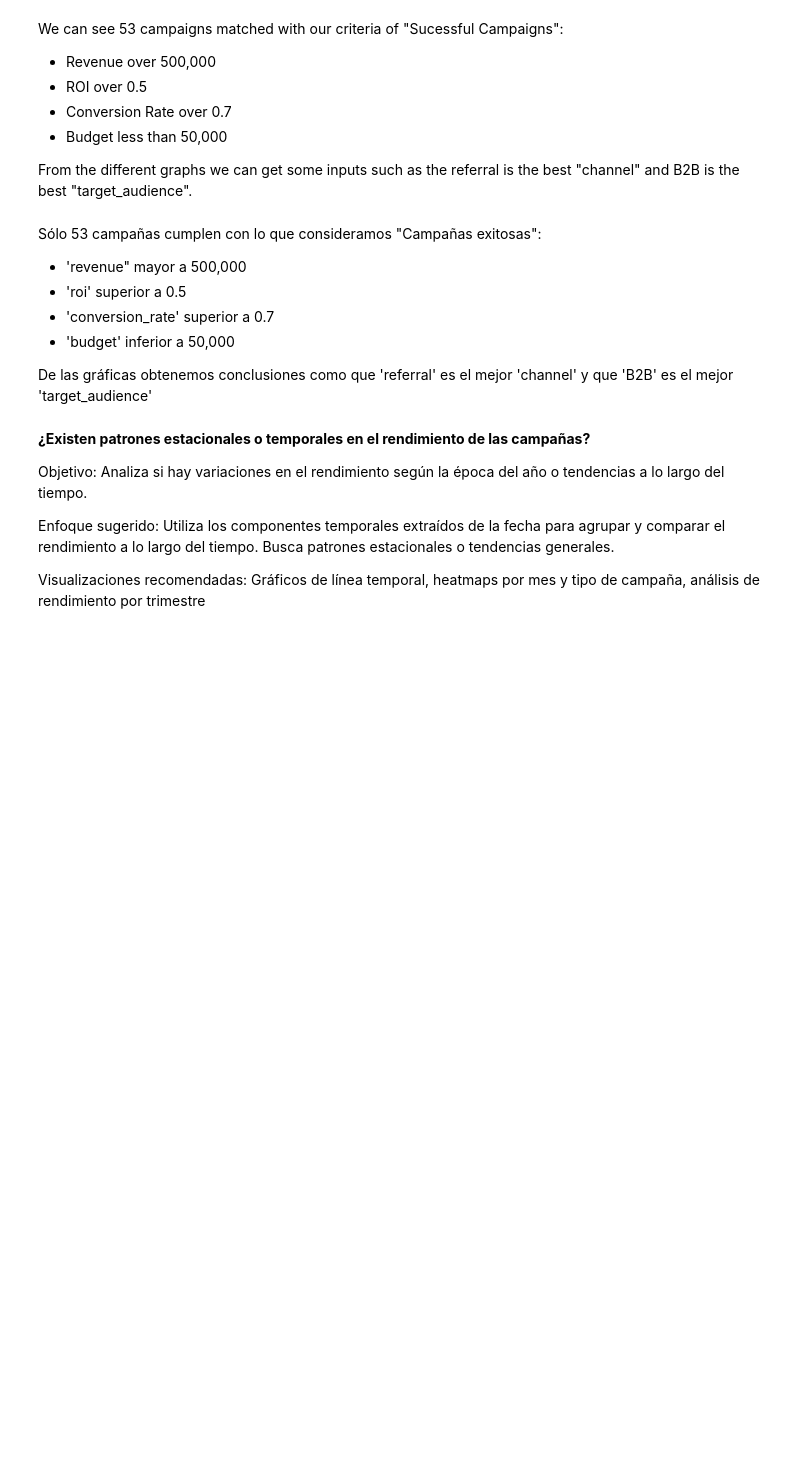
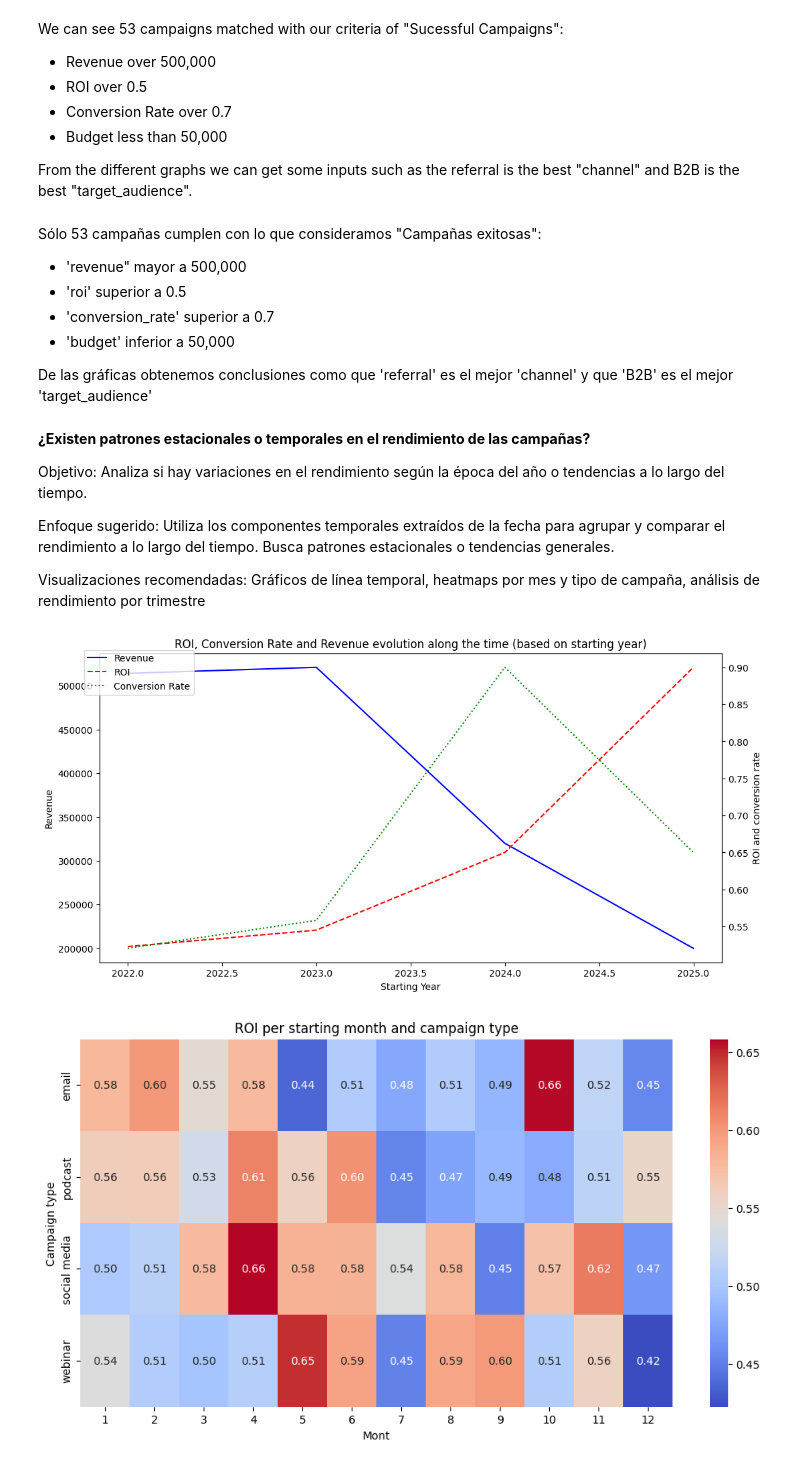
Before and after one commit to Ignacio538/Marketing-Campaings, a Jupyter notebook: Tasks.ipynb, the cells around one changed output. Cells and saved outputs as stored; diff of their text form; code cells hidden in the pictures; blank space fills up the shorter version.

```diff
--- a/Tasks.ipynb
+++ b/Tasks.ipynb
@@ -565,3 +565,45 @@ Objetivo: Analiza si hay variaciones en el rendimiento según la época del año
 Enfoque sugerido: Utiliza los componentes temporales extraídos de la fecha para agrupar y comparar el rendimiento a lo largo del tiempo. Busca patrones estacionales o tendencias generales.
 
 Visualizaciones recomendadas: Gráficos de línea temporal, heatmaps por mes y tipo de campaña, análisis de rendimiento por trimestre
+# %%
+# Let's create several graphs so we can compare the data across dates
+# Configurar estilo de los gráficos
+plt.style.use("seaborn-v0_8-pastel")
+
+# We wil start with a line graph where we will see how some variables perform along the date the campaign started
+fig, ax1 = plt.subplots(figsize=(12, 6))
+ax1.plot(df.groupby("year_start")["revenue"].mean(), color= "blue", label= "Revenue")
+ax1.set_ylabel("Revenue", color = "black")
+ax1.tick_params(axis="y", labelcolor = "black")
+
+ax2 = ax1.twinx()
+ax2.plot(df.groupby("year_start")["roi"].mean(), color = "red", label = "ROI", linestyle = "dashed")
+ax2.plot(df.groupby("year_start")["conversion_rate"].mean(), color = "green", label = "Conversion Rate", linestyle = "dotted")
+ax2.set_ylabel("ROI and conversion rate", color = "black")
+
+ax1.set_title("ROI, Conversion Rate and Revenue evolution along the time (based on starting year)")
+ax1.set_xlabel("Starting Year")
+fig.legend(loc = "upper left", bbox_to_anchor = (0.1,0.9))
+
+plt.xticks(rotation = 45)
+plt.show()
+
+# A heatmap to see the ROI per month
+pivot_table = df.pivot_table(index="type", columns="month_start", values="roi", aggfunc="mean")
+plt.figure(figsize=(12, 6))
+sns.heatmap(pivot_table, cmap="coolwarm", annot=True, fmt=".2f")
+plt.title("ROI per starting month and campaign type")
+plt.xlabel("Mont")
+plt.ylabel("Campaign type")
+plt.show()
+
+# Let's see the ROI distribution per quarter
+plt.figure(figsize=(10, 6))
+sns.boxplot(x="quarter_start", y="roi", data=df)
+plt.title("ROI distribution per quarter")
+plt.xlabel("Quarter")
+plt.ylabel("ROI")
+plt.show()
+# %% [output]
+[figure, added]
+[figure, added]
```
Also changed, not shown: parts of 3 cells of this notebook.
